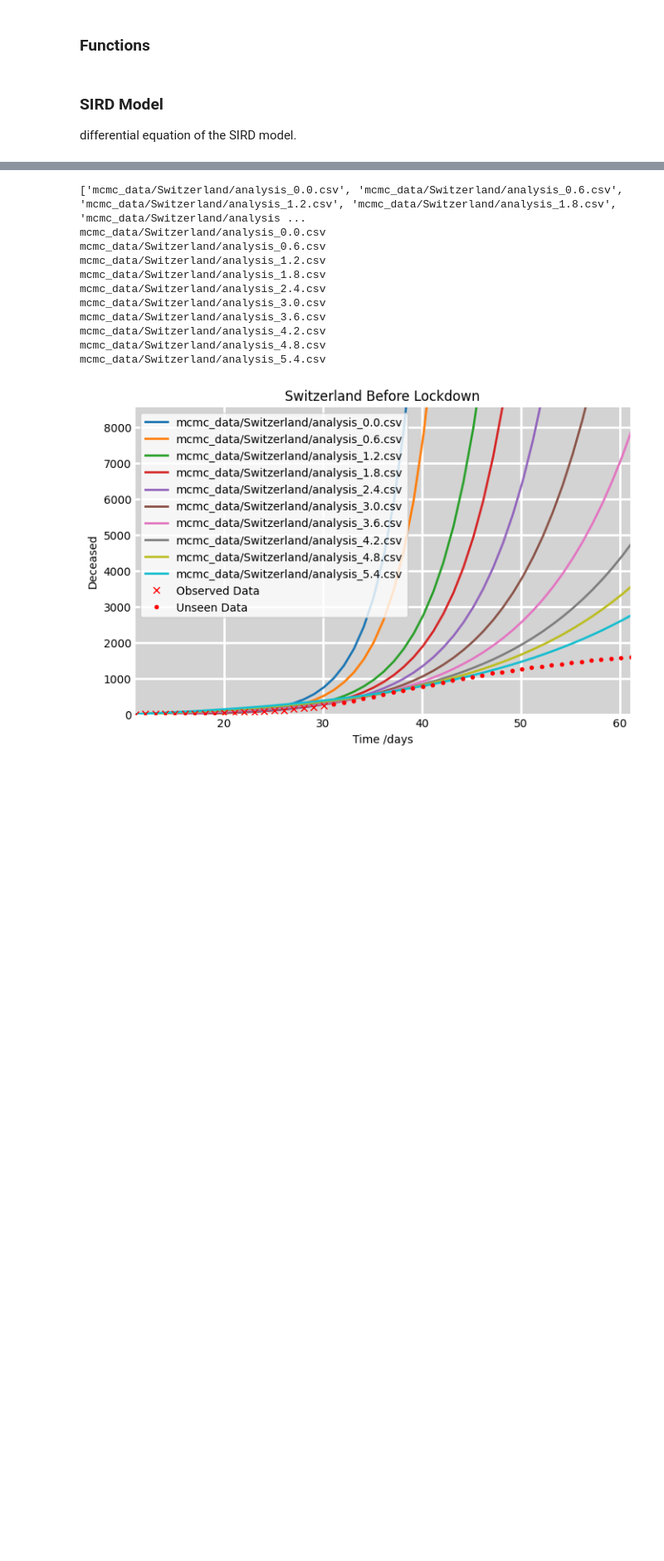
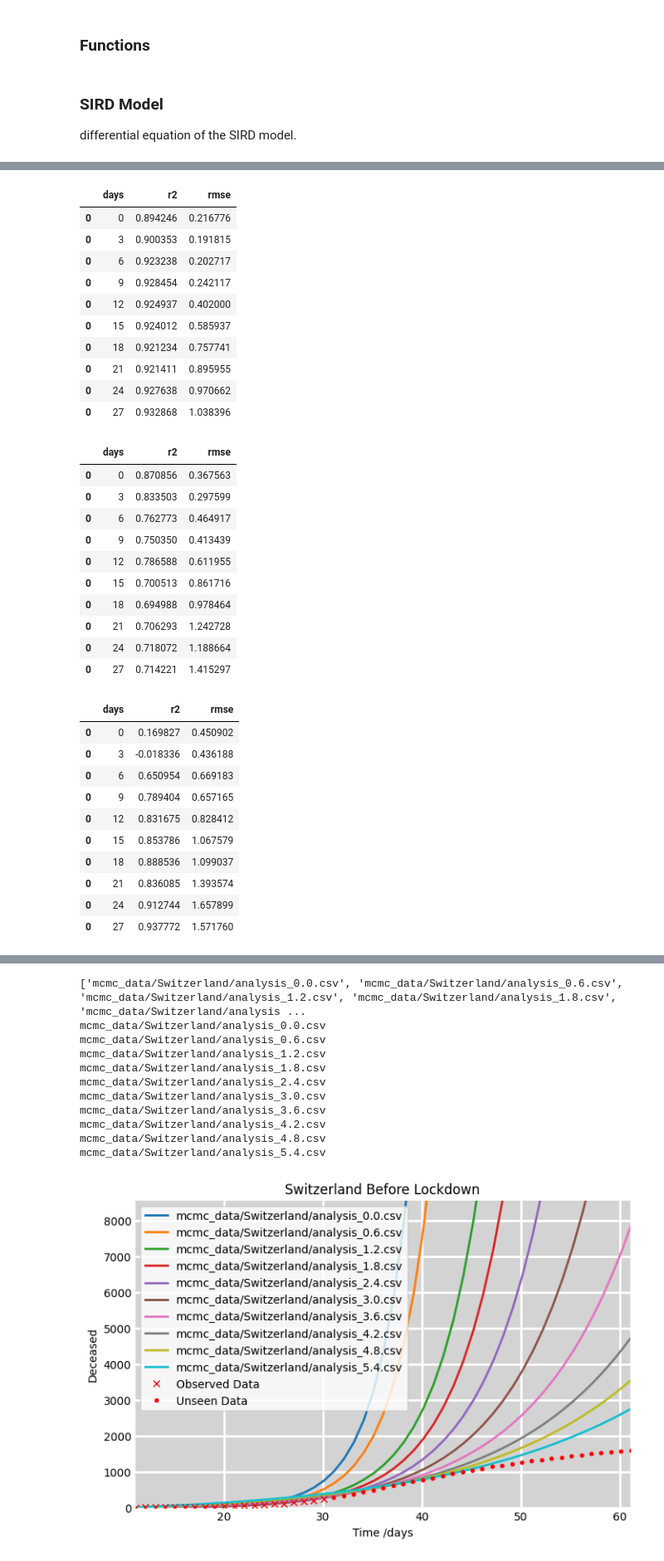
Before and after one commit to zenodea/MCMC_parameter_estimation, a Jupyter notebook: Data Analysis/sweden_analysis.ipynb, the cells around one changed output, grey strips where cells are left out. Shown at 83% size. Cells and saved outputs as stored; diff of their text form; code cells hidden in the pictures; blank space fills up the shorter version.

```diff
--- a/Data Analysis/sweden_analysis.ipynb
+++ b/Data Analysis/sweden_analysis.ipynb
@@ -112,0 +149,40 @@ dataset = {
+# %%
+country_names = ['Switzerland','Germany','Sweden']
+values = []
+for country in country_names:
+    df = pd.DataFrame(columns=['days','r2','rmse'])
+    pop = dataset[country]['pop']
+    df_real = dataset[country]['data']
+
+    # Get beginning of lockdown date
+    startDate = dataset[country]['fLock'][0]
+
+    # Get the index of the date
+    startDate = df_real[df_real['date'] == startDate].index
+
+    realData = pd.read_csv('../processed_data/cumDeath'+country+'.csv')
+    firstDate = realData.loc[0]['date']
+
+
+    for x in range(0,30,3):
+        # Plug in parameters to the SIRD differential equation
+        df_param = pd.read_csv('mcmc_data/'+country+"/analysis_"+str(x/5)+'.csv')
+        sird = getSIRD(100,pop, df_param.loc[3][1],df_param.loc[0][1],df_param.loc[1][1],df_param.loc[2][1], [df_param.loc[0][2], df_param.loc[1][2], df_param.loc[2][2]] )
+
+        deaths = df_real["cumDeath"].tolist()
+        deaths = deaths[startDate[0]-9:startDate[0]+x]
+        print(deaths)
+
+        deaths_predicted = sird[3]
+        deaths_predicted = deaths_predicted[1:10+x]
+
+        r2 = r2_score(deaths, deaths_predicted)
+        rmse =  np.sqrt(mean_squared_log_error(deaths, deaths_predicted))
+        df1 = pd.DataFrame(
+        {
+            "days": x,
+            "r2": r2,
+            "rmse": rmse
+        }, index=[0])
+        df = pd.concat([df,df1])
+    values.append(df)
@@ -112,0 +207,37 @@ dataset = {
+# %%
+for x in values:
+    display(x)
+# %% [output]
+|  | days | r2 | rmse |
+| 0 | 0 | 0.894246 | 0.216776 |
+| 0 | 3 | 0.900353 | 0.191815 |
+| 0 | 6 | 0.923238 | 0.202717 |
+| 0 | 9 | 0.928454 | 0.242117 |
+| 0 | 12 | 0.924937 | 0.402000 |
+| 0 | 15 | 0.924012 | 0.585937 |
+| 0 | 18 | 0.921234 | 0.757741 |
+| 0 | 21 | 0.921411 | 0.895955 |
+| 0 | 24 | 0.927638 | 0.970662 |
+| 0 | 27 | 0.932868 | 1.038396 |
+|  | days | r2 | rmse |
+| 0 | 0 | 0.870856 | 0.367563 |
+| 0 | 3 | 0.833503 | 0.297599 |
+| 0 | 6 | 0.762773 | 0.464917 |
+| 0 | 9 | 0.750350 | 0.413439 |
+| 0 | 12 | 0.786588 | 0.611955 |
+| 0 | 15 | 0.700513 | 0.861716 |
+| 0 | 18 | 0.694988 | 0.978464 |
+| 0 | 21 | 0.706293 | 1.242728 |
+| 0 | 24 | 0.718072 | 1.188664 |
+| 0 | 27 | 0.714221 | 1.415297 |
+|  | days | r2 | rmse |
+| 0 | 0 | 0.169827 | 0.450902 |
+| 0 | 3 | -0.018336 | 0.436188 |
+| 0 | 6 | 0.650954 | 0.669183 |
+| 0 | 9 | 0.789404 | 0.657165 |
+| 0 | 12 | 0.831675 | 0.828412 |
+| 0 | 15 | 0.853786 | 1.067579 |
+| 0 | 18 | 0.888536 | 1.099037 |
+| 0 | 21 | 0.836085 | 1.393574 |
+| 0 | 24 | 0.912744 | 1.657899 |
+| 0 | 27 | 0.937772 | 1.571760 |
```
Also changed, not shown: parts of 9 cells of this notebook, 50 other files.
